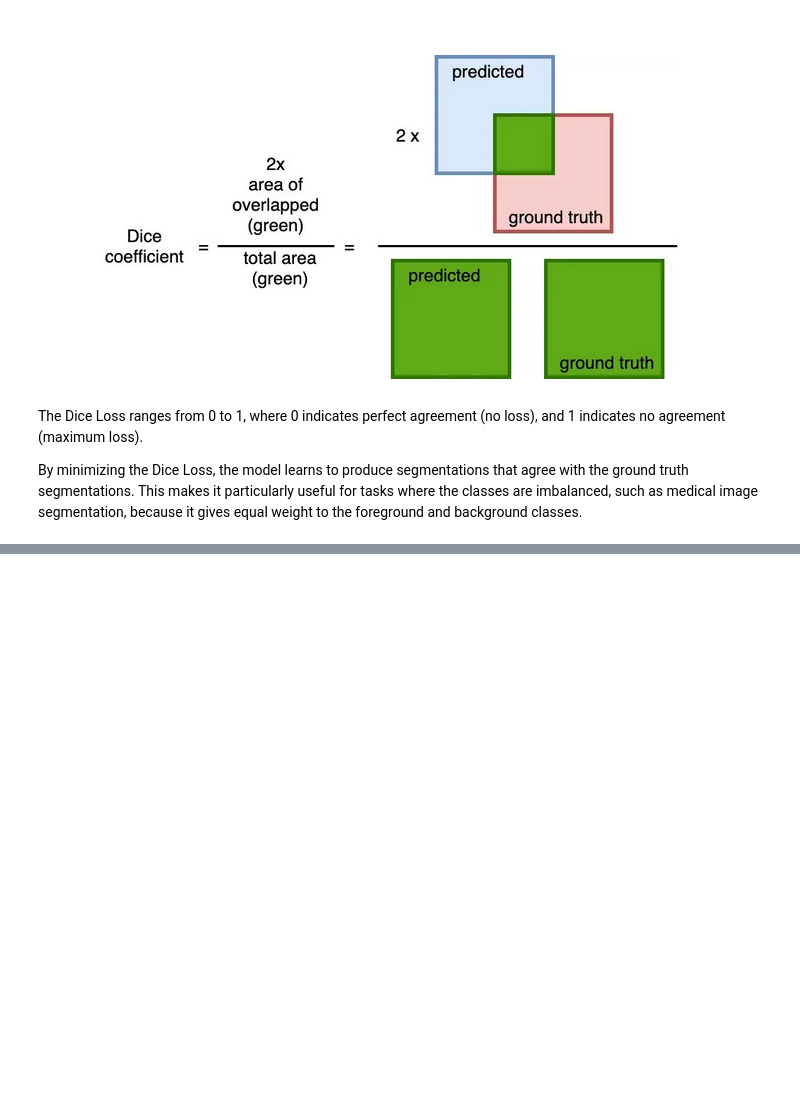
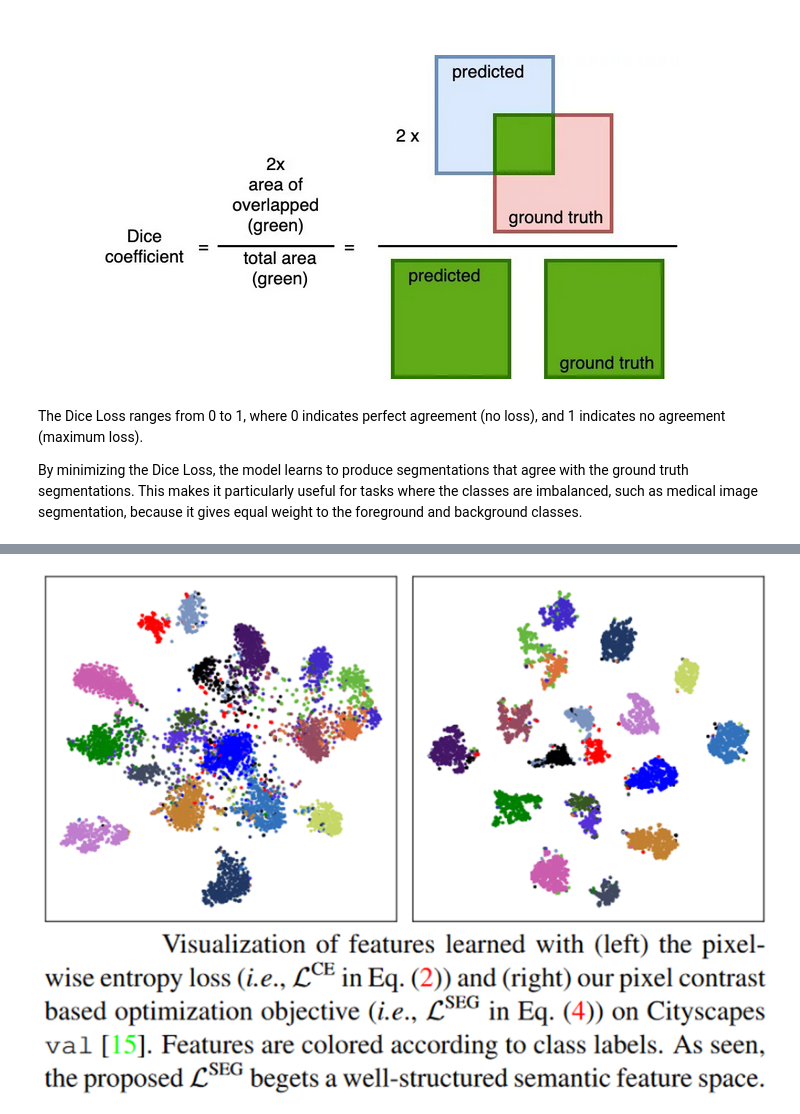
Before and after one commit to Ahmad10Raza/MindsForge-Unveiling-the-World-of-ML-Deep-Learning-and-Data, a Jupyter notebook: Machine Learnings/04. Cost Function/04. Other Cost Function.ipynb, the cells around one changed output, grey strips where cells are left out. Drawn from its saved outputs; the diff is of its cells as text; code cells hidden in the pictures; blank space fills up the shorter version.

```diff
--- a/Machine Learnings/04. Cost Function/04. Other Cost Function.ipynb
+++ b/Machine Learnings/04. Cost Function/04. Other Cost Function.ipynb
@@ -125,0 +134,4 @@ By minimizing the Dice Loss, the model learns to produce segmentations that agre
+# %%
+Image(filename='images/PL.png')
+# %% [output]
+[figure, added]
```
Also changed, not shown: parts of 26 cells of this notebook, 4 other files.
